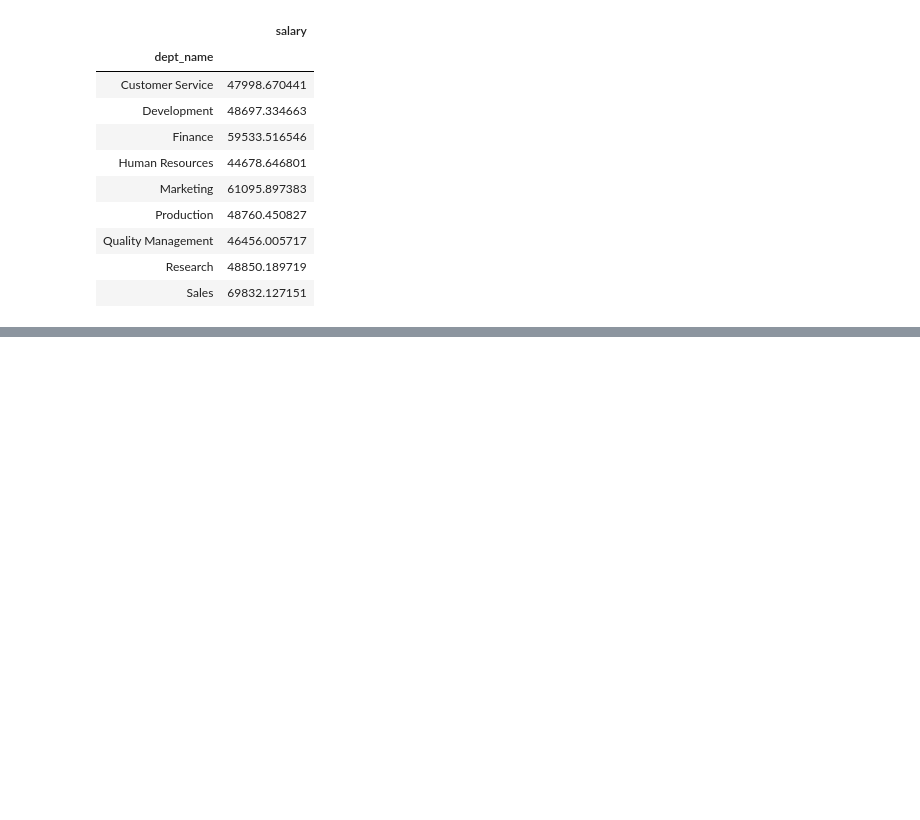
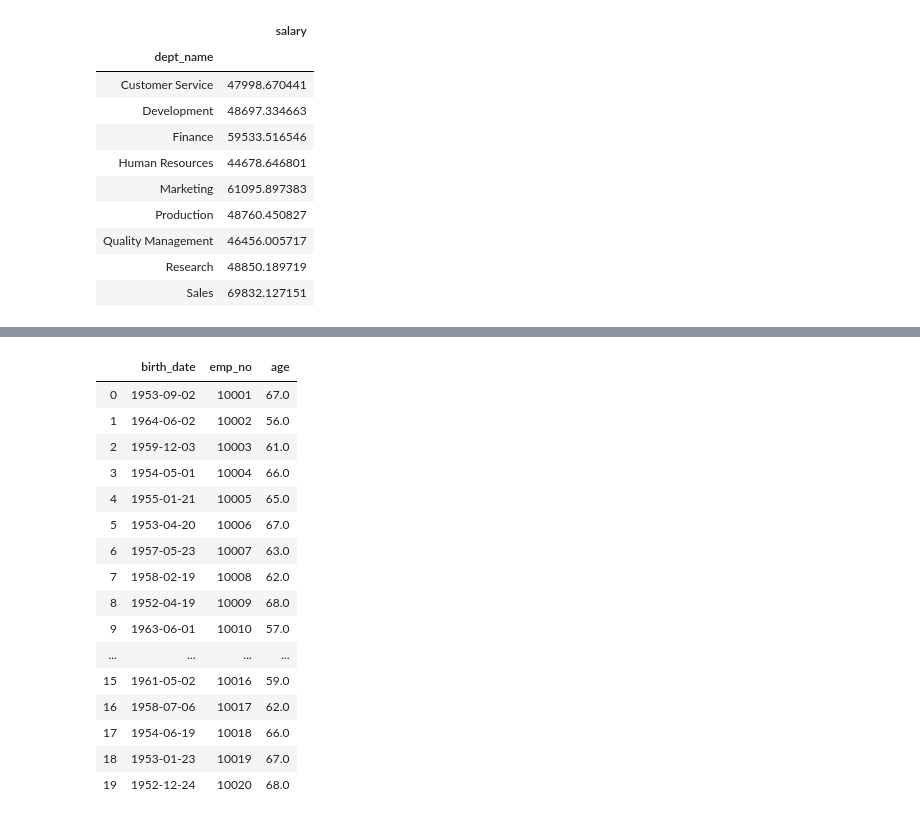
Before and after one commit to camiloibanez/Employee-Payroll-Analysis, a Jupyter notebook: EmployeeSQL/Employee data.ipynb, the cells around one changed output, grey strips where cells are left out. Cells and saved outputs as stored; diff of their text form; code cells hidden in the pictures; blank space fills up the shorter version.

```diff
--- a/EmployeeSQL/Employee data.ipynb
+++ b/EmployeeSQL/Employee data.ipynb
@@ -129 +129,30 @@ Text(0.5, 1.0, 'Gender Distribution of the Pewlett Hackard')
 [figure]
+# %%
+age_df = employees_df.loc[:,['birth_date', 'emp_no']]
+this_year = dt.datetime.today().strftime('%Y')
+
+for x in range(len(age_df)):
+    date = age_df.loc[x,'birth_date']
+    date_year = date.strftime('%Y')
+    age = int(this_year) - int(date_year)
+    age_df.loc[x,'age'] = age
+
+age_df.head(20)
+# %% [output]
+|  | birth_date | emp_no | age |
+| 0 | 1953-09-02 | 10001 | 67.0 |
+| 1 | 1964-06-02 | 10002 | 56.0 |
+| 2 | 1959-12-03 | 10003 | 61.0 |
+| 3 | 1954-05-01 | 10004 | 66.0 |
+| 4 | 1955-01-21 | 10005 | 65.0 |
+| 5 | 1953-04-20 | 10006 | 67.0 |
+| 6 | 1957-05-23 | 10007 | 63.0 |
+| 7 | 1958-02-19 | 10008 | 62.0 |
+| 8 | 1952-04-19 | 10009 | 68.0 |
+| 9 | 1963-06-01 | 10010 | 57.0 |
+| ... | ... | ... | ... |
+| 15 | 1961-05-02 | 10016 | 59.0 |
+| 16 | 1958-07-06 | 10017 | 62.0 |
+| 17 | 1954-06-19 | 10018 | 66.0 |
+| 18 | 1953-01-23 | 10019 | 67.0 |
+| 19 | 1952-12-24 | 10020 | 68.0 |
```
Also changed, not shown: parts of 4 cells of this notebook.
